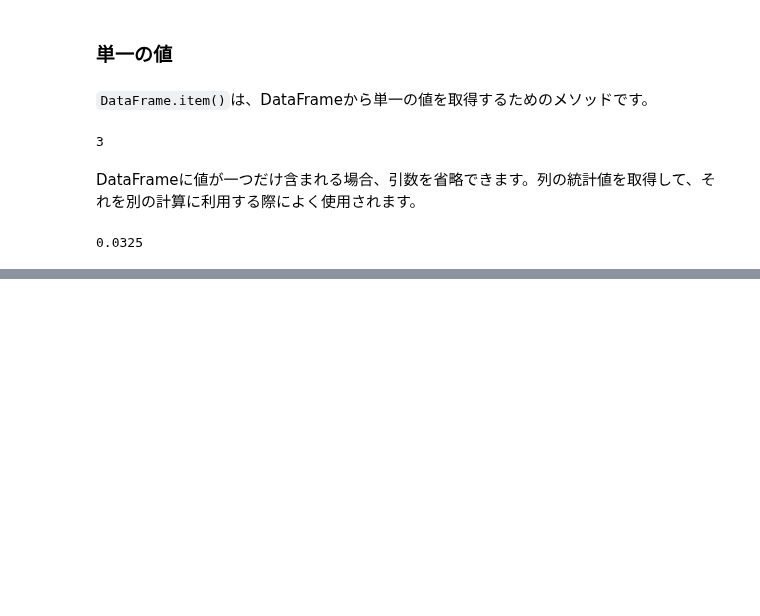
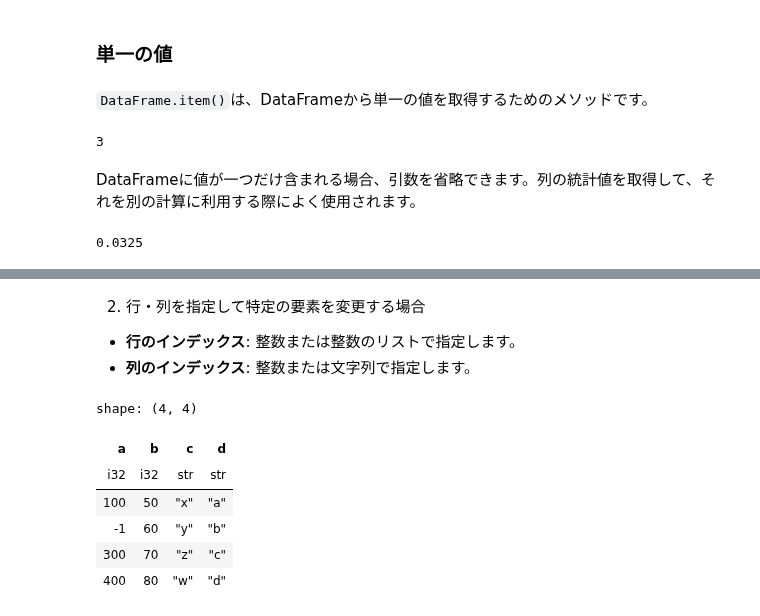
Before and after one commit to ruoyu0088/polars_guide, a Jupyter notebook: polars_guide/008_polars_dataframe_get_data.ipynb, the cells around one changed output, grey strips where cells are left out. Drawn from its saved outputs; the diff is of its cells as text; code cells hidden in the pictures; blank space fills up the shorter version.

```diff
--- a/polars_guide/008_polars_dataframe_get_data.ipynb
+++ b/polars_guide/008_polars_dataframe_get_data.ipynb
@@ -318,0 +477,17 @@ df.select(pl.col('a').mean()).item() / 100
+# %% [markdown]
+2. 行・列を指定して特定の要素を変更する場合
+
+- **行のインデックス**: 整数または整数のリストで指定します。
+- **列のインデックス**: 整数または文字列で指定します。
+# %%
+# 単一の行と列のデータを変更
+df[1, "a"] = -1
+df
+# %% [output]
+shape: (4, 4)
+| a | b | c | d |
+| i32 | i32 | str | str |
+| 100 | 50 | "x" | "a" |
+| -1 | 60 | "y" | "b" |
+| 300 | 70 | "z" | "c" |
+| 400 | 80 | "w" | "d" |
```
Also changed, not shown: parts of 53 cells of this notebook, 3 other files.
